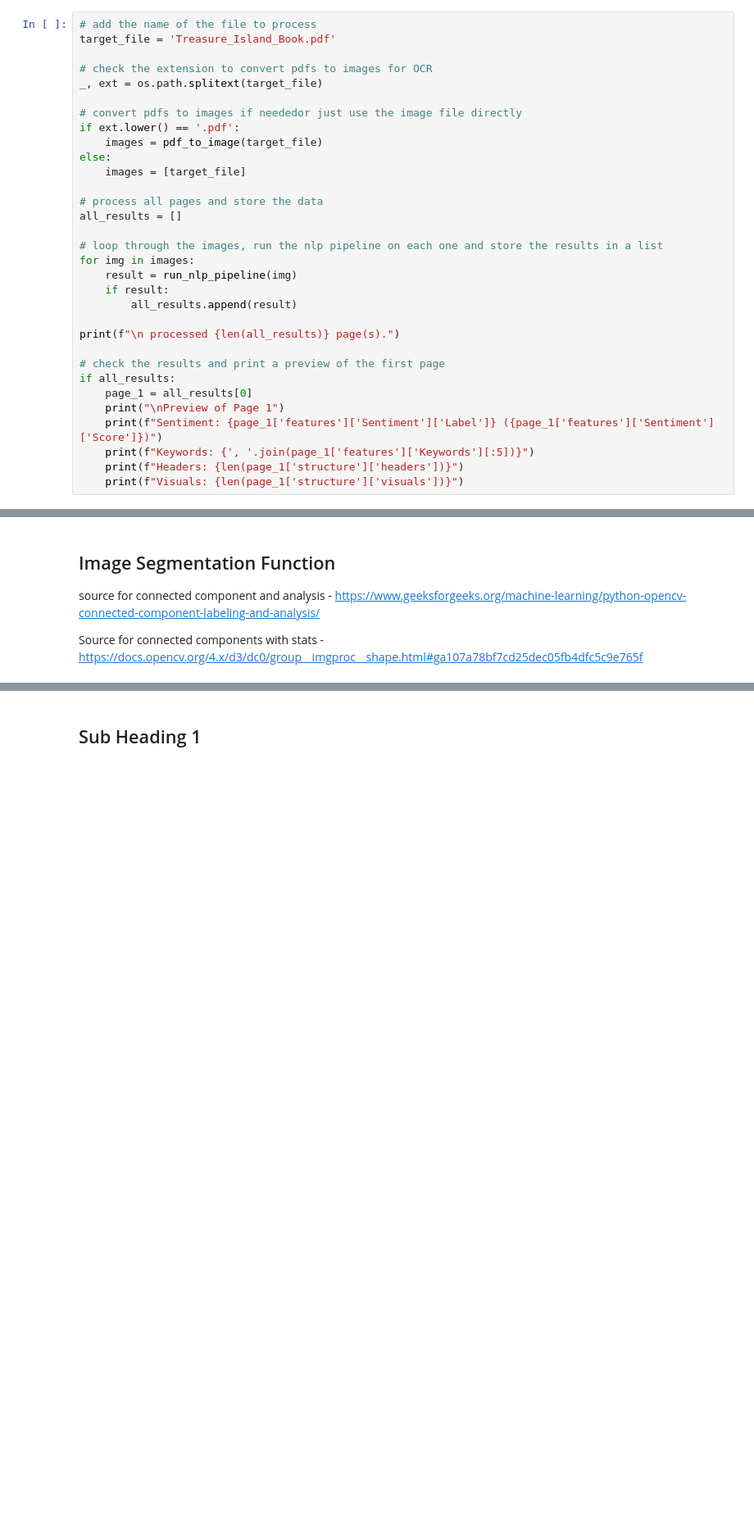
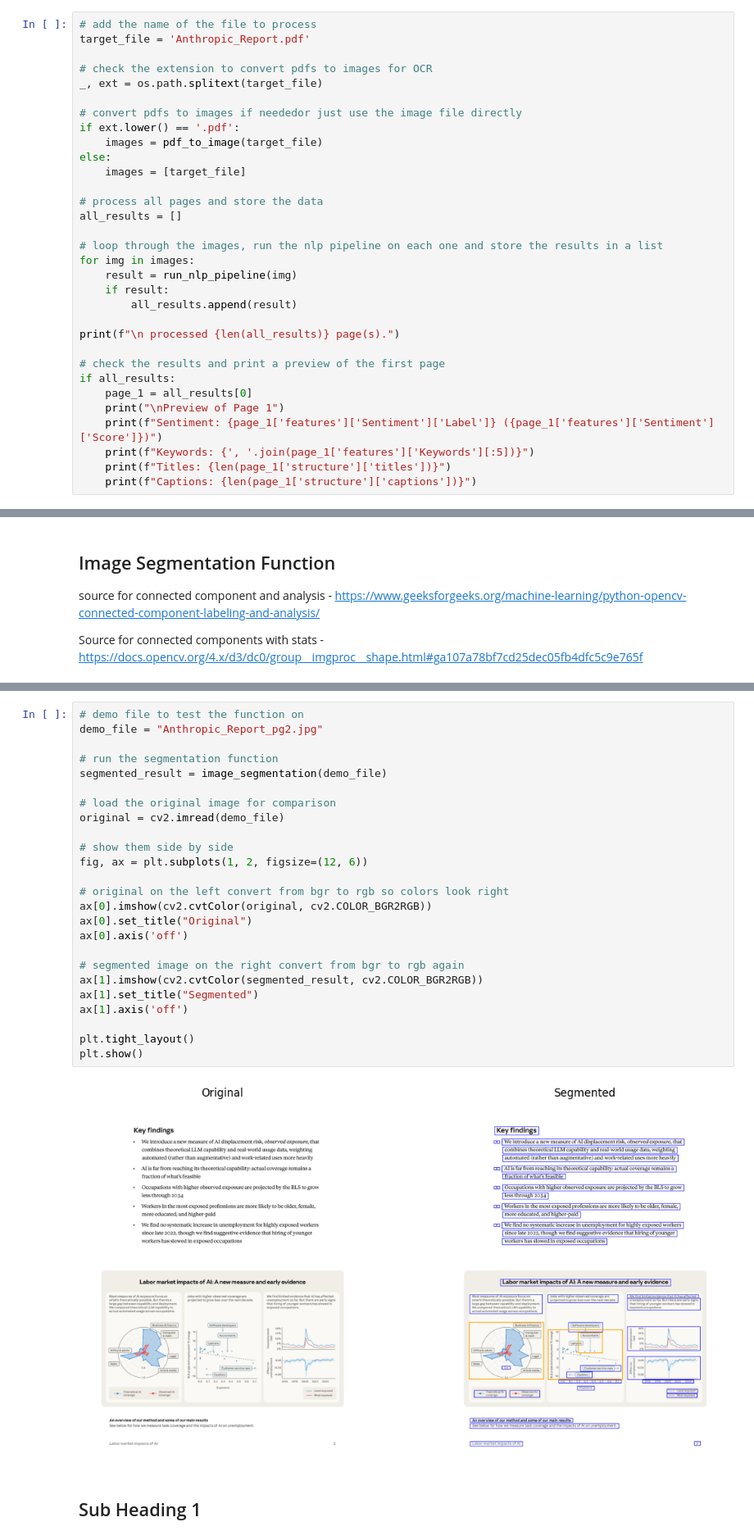
Before and after one commit to ATU-BDAAI/ca2-assignment-jbuckett-1, a Jupyter notebook: Buckett_Jamie_CA2.ipynb, the cells around one changed output, grey strips where cells are left out. Shown at 82% size. Saved outputs shown, nothing was run; the diff lists cells and outputs as text; blank space fills up the shorter version.

Commit message:
Created a image segmentation function with a demo cell to show the output. Used an anthropic report and coding from openCv and geek for geeks

```diff
--- a/Buckett_Jamie_CA2.ipynb
+++ b/Buckett_Jamie_CA2.ipynb
@@ -524,6 +506,6 @@ Cell to run one pdf file through through the NLP pipeline
 # %%
 # add the name of the file to process
-target_file = 'Treasure_Island_Book.pdf'
+target_file = 'Anthropic_Report.pdf'
 
 # check the extension to convert pdfs to images for OCR
 _, ext = os.path.splitext(target_file)
@@ -551,6 +533,6 @@ if all_results:
     print("\nPreview of Page 1")
     print(f"Sentiment: {page_1['features']['Sentiment']['Label']} ({page_1['features']['Sentiment']['Score']})")
     print(f"Keywords: {', '.join(page_1['features']['Keywords'][:5])}")
-    print(f"Headers: {len(page_1['structure']['headers'])}")
-    print(f"Visuals: {len(page_1['structure']['visuals'])}")
+    print(f"Titles: {len(page_1['structure']['titles'])}")
+    print(f"Captions: {len(page_1['structure']['captions'])}")
 # %% [output]
@@ -797,3 +823,30 @@ Source for connected components with stats - https://docs.opencv.org/4.x/d3/dc0/
+# %%
+# demo file to test the function on
+demo_file = "Anthropic_Report_pg2.jpg"
+
+# run the segmentation function
+segmented_result = image_segmentation(demo_file)
+
+# load the original image for comparison
+original = cv2.imread(demo_file)
+
+# show them side by side
+fig, ax = plt.subplots(1, 2, figsize=(12, 6))
+
+# original on the left convert from bgr to rgb so colors look right
+ax[0].imshow(cv2.cvtColor(original, cv2.COLOR_BGR2RGB))
+ax[0].set_title("Original")
+ax[0].axis('off')
+
+# segmented image on the right convert from bgr to rgb again
+ax[1].imshow(cv2.cvtColor(segmented_result, cv2.COLOR_BGR2RGB))
+ax[1].set_title("Segmented")
+ax[1].axis('off')
+
+plt.tight_layout()
+plt.show()
+# %% [output]
+[figure, added]
 # %% [markdown]
 ## Sub Heading 1
 # %%
```
Also changed, not shown: parts of 9 cells of this notebook, 18 other files.
